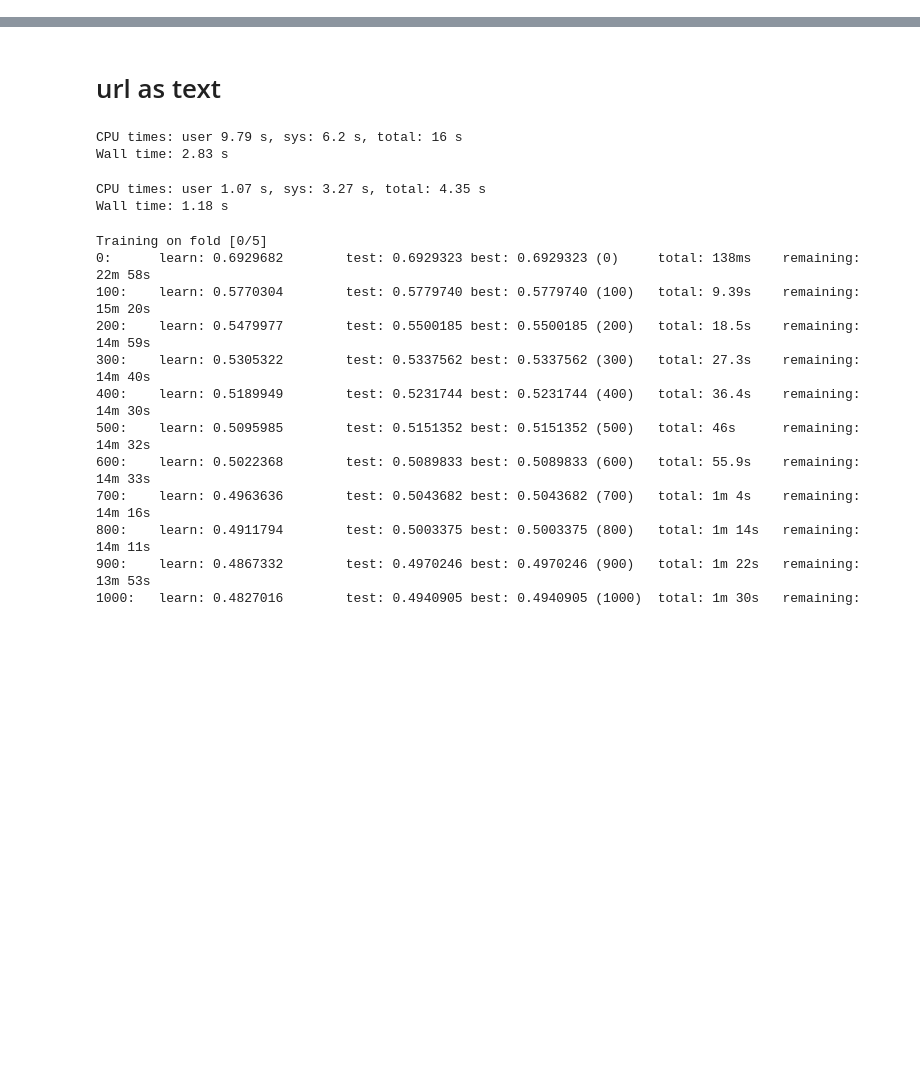
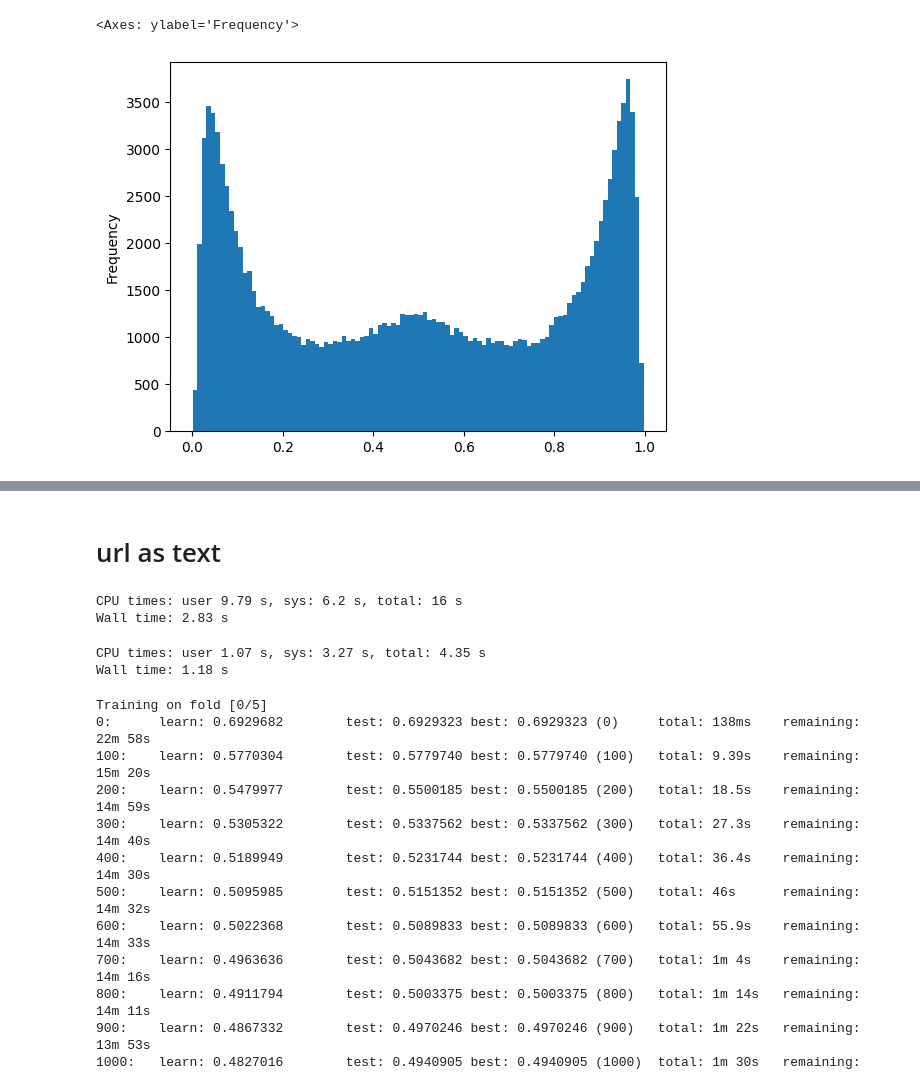
Before and after one commit to eura17/mts-ml-cup, a Jupyter notebook: notebooks/catboost.ipynb, the cells around one changed output, grey strips where cells are left out. Drawn from its saved outputs; the diff is of its cells as text; code cells hidden in the pictures; blank space fills up the shorter version.

```diff
--- a/notebooks/catboost.ipynb
+++ b/notebooks/catboost.ipynb
@@ -47,2 +238,20 @@ def join_precomputed_features(dataset: pl.DataFrame) -> pl.DataFrame:
             dataset = dataset.join(features, how="left", on="user_id")
     return dataset
+# %%
+%%time
+black_list = {
+    "urls_text-cleaned.pq",
+    "vectors.pq",
+    "vectors-v2-hist.pq",
+    "vectors-v2.pq",
+    "vectors-v3.pq",
+}
+
+train = join_precomputed_features(
+    pl.read_parquet("../data/processed/targets.pq"),
+    black_list=black_list,
+)
+test = join_precomputed_features(
+    pl.read_parquet("../data/processed/test.pq"),
+    black_list=black_list,
+)
@@ -48,0 +555,22 @@ def join_precomputed_features(dataset: pl.DataFrame) -> pl.DataFrame:
+# %%
+test_pool = cb.Pool(
+    data=test.select(pl.exclude("user_id")).to_pandas(),
+    cat_features=[
+        "top_part_of_day",
+        "top_city",
+        "top_region",
+        "device_manufacturer",
+        "device_model",
+    ],
+    text_features=["urls_text"],
+    # embedding_features=["ptls_embeddings"],
+)
+# %%
+test_is_male = 0
+for model in sex_models:
+    test_is_male += model.predict_proba(test_pool)[:, 1] / len(sex_models)
+# %%
+pd.Series(test_is_male).plot.hist(bins=100)
+# %% [output]
+<Axes: ylabel='Frequency'>
+[figure, added]
```
Also changed, not shown: parts of 58 cells of this notebook, 24 other files.
